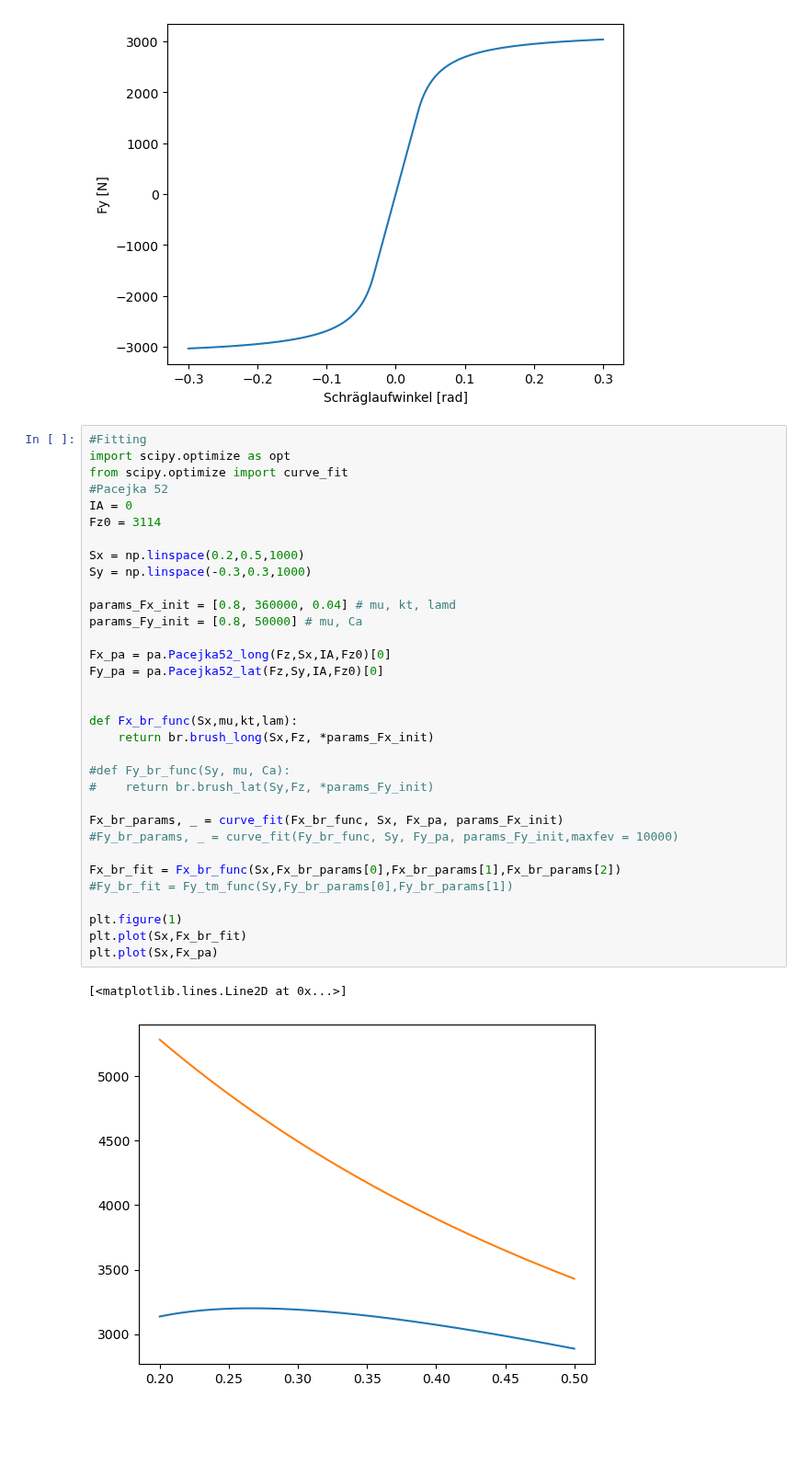
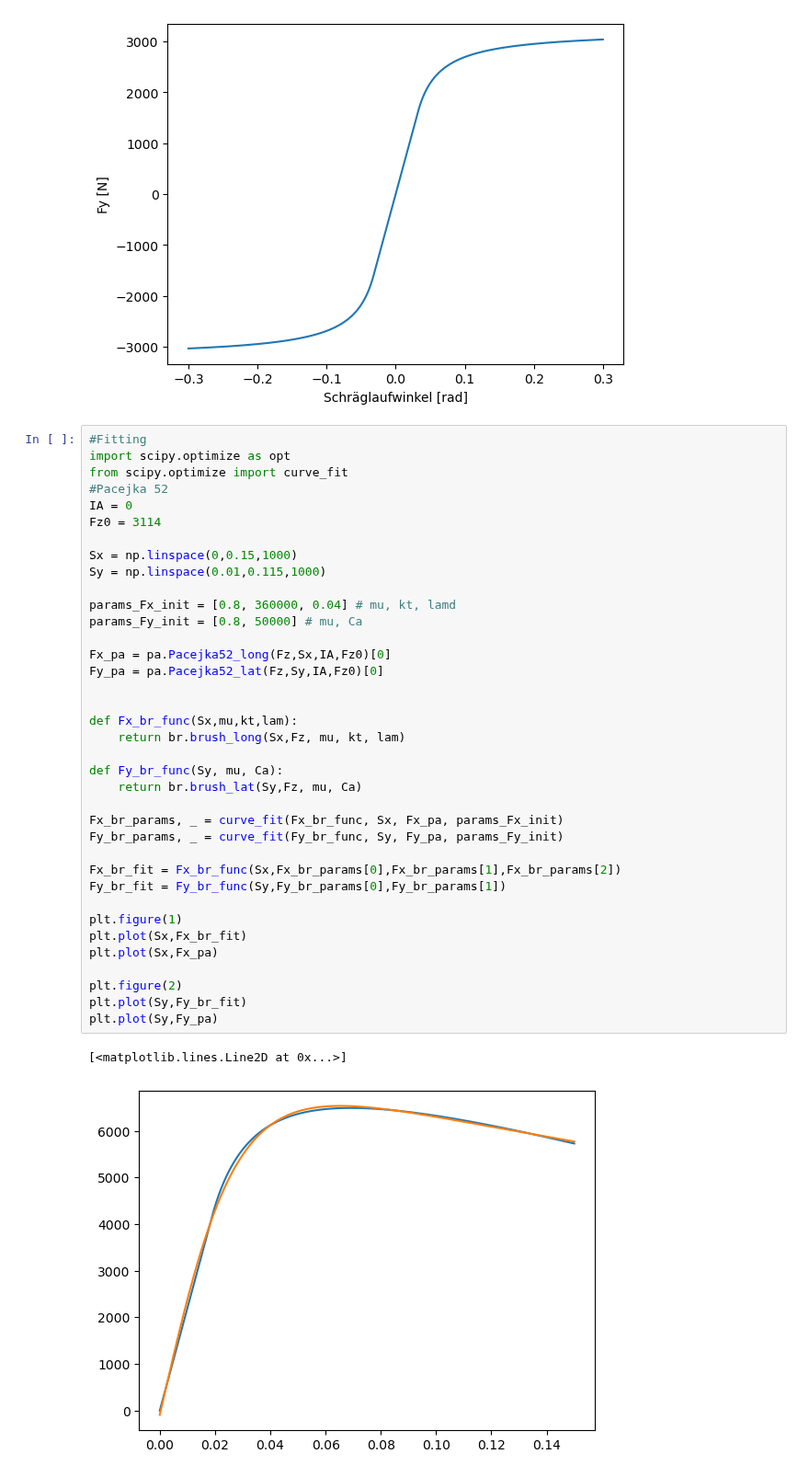
Before and after one commit to BenediktRuhland/SA-Tire-model, a Jupyter notebook: model/Brush_fit.ipynb, the cells around one changed output. Shown at 92% size. Drawn from its saved outputs; the diff is of its cells as text; blank space fills up the shorter version.

```diff
--- a/model/Brush_fit.ipynb
+++ b/model/Brush_fit.ipynb
@@ -39,36 +39,40 @@ Text(0, 0.5, 'Fy [N]')
 # %%
 #Fitting
 import scipy.optimize as opt
 from scipy.optimize import curve_fit
 #Pacejka 52
 IA = 0
 Fz0 = 3114
 
-Sx = np.linspace(0.2,0.5,1000)
-Sy = np.linspace(-0.3,0.3,1000)
+Sx = np.linspace(0,0.15,1000)
+Sy = np.linspace(0.01,0.115,1000)
 
 params_Fx_init = [0.8, 360000, 0.04] # mu, kt, lamd
 params_Fy_init = [0.8, 50000] # mu, Ca
 
 Fx_pa = pa.Pacejka52_long(Fz,Sx,IA,Fz0)[0]
 Fy_pa = pa.Pacejka52_lat(Fz,Sy,IA,Fz0)[0]
 
 
 def Fx_br_func(Sx,mu,kt,lam):
-    return br.brush_long(Sx,Fz, *params_Fx_init)
+    return br.brush_long(Sx,Fz, mu, kt, lam)
 
-#def Fy_br_func(Sy, mu, Ca):
-#    return br.brush_lat(Sy,Fz, *params_Fy_init)
+def Fy_br_func(Sy, mu, Ca):
+    return br.brush_lat(Sy,Fz, mu, Ca)
 
 Fx_br_params, _ = curve_fit(Fx_br_func, Sx, Fx_pa, params_Fx_init)
-#Fy_br_params, _ = curve_fit(Fy_br_func, Sy, Fy_pa, params_Fy_init,maxfev = 10000)
+Fy_br_params, _ = curve_fit(Fy_br_func, Sy, Fy_pa, params_Fy_init)
 
 Fx_br_fit = Fx_br_func(Sx,Fx_br_params[0],Fx_br_params[1],Fx_br_params[2])
-#Fy_br_fit = Fy_tm_func(Sy,Fy_br_params[0],Fy_br_params[1])
+Fy_br_fit = Fy_br_func(Sy,Fy_br_params[0],Fy_br_params[1])
 
 plt.figure(1)
 plt.plot(Sx,Fx_br_fit)
 plt.plot(Sx,Fx_pa)
+
+plt.figure(2)
+plt.plot(Sy,Fy_br_fit)
+plt.plot(Sy,Fy_pa)
 # %% [output]
 [<matplotlib.lines.Line2D at 0x...>]
-[figure, old version]
+[figure, new version]
```
Also changed, not shown: parts of 2 cells of this notebook, 3 other files.
